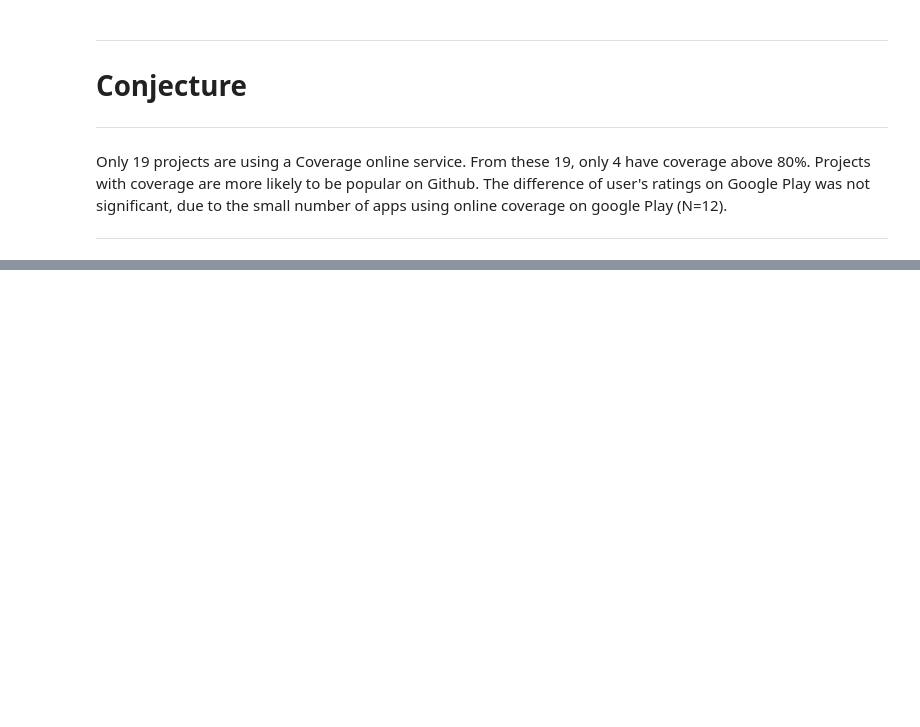
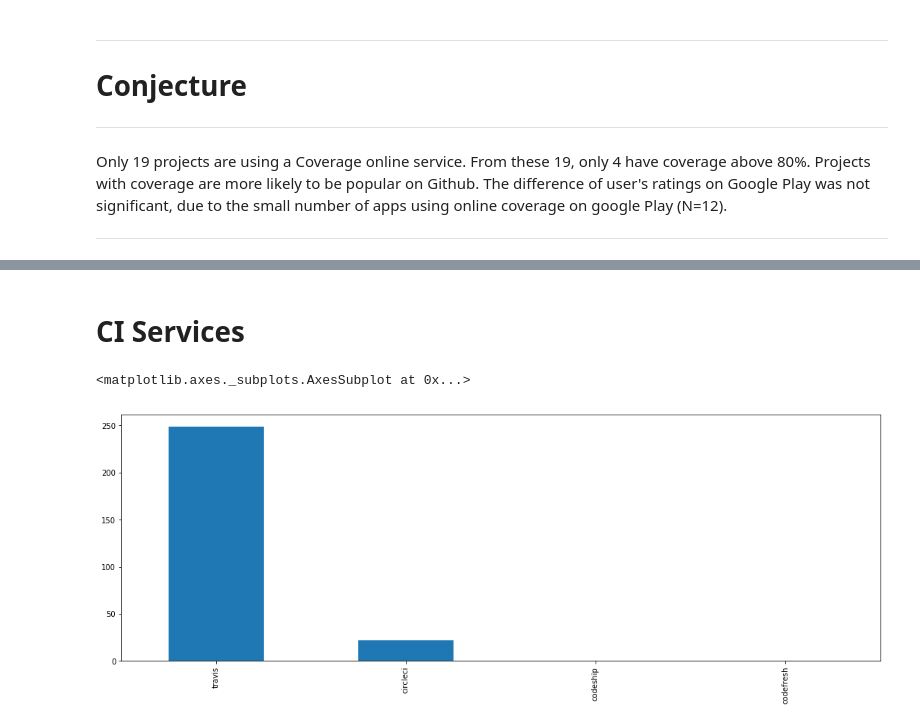
Before and after one commit to luiscruz/android_test_inspector, a Jupyter notebook: exploratory_analysis/1_ea.ipynb, the cells around one changed output, grey strips where cells are left out. Saved outputs shown, nothing was run; the diff lists cells and outputs as text; code cells hidden in the pictures; blank space fills up the shorter version.

```diff
--- a/exploratory_analysis/1_ea.ipynb
+++ b/exploratory_analysis/1_ea.ipynb
@@ -72,6 +81,13 @@ unit_test_frameworks = [
     'roboelectric',
     'robospock',
 ]
+
+ci_services = [
+    'travis',
+    'circleci',
+    'codeship',
+    'codefresh',
+]
 # %% [markdown]
 # Projects with tests
 # %%
@@ -965,3 +981,10 @@ df[df['coverage']>90]
 | 183 | 2017-07-14 | https://github.com/hidroh/materia... | hidroh | materialistic | io.github.hidroh.materialistic | Internet | 1352 | 8 | 1639 | ... |
 | 754 | 2016-05-27 | https://github.com/k3b/CalendarIc... | k3b | CalendarIcsAdapter | de.k3b.android.calendar.ics.adapter | System | 8 | 3 | 110 | ... |
 | 782 | 2016-04-29 | https://github.com/nus-mtp/worlds... | nus-mtp | worldscope | com.litmus.worldscope | Multimedia | 51 | 4 | 782 | ... |
+# %% [markdown]
+# CI Services
+# %%
+df[ci_services].sum().plot.bar(label='with tests')
+# %% [output]
+<matplotlib.axes._subplots.AxesSubplot at 0x...>
+[figure, added]
```
Also changed, not shown: parts of 13 cells of this notebook, 4 other files.
